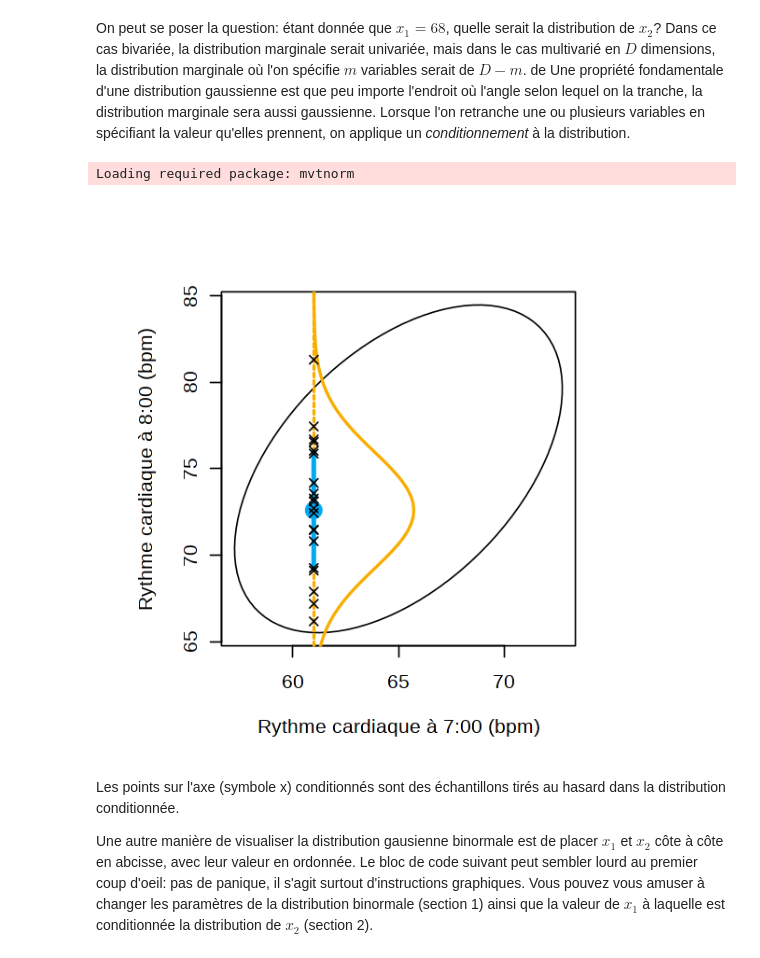
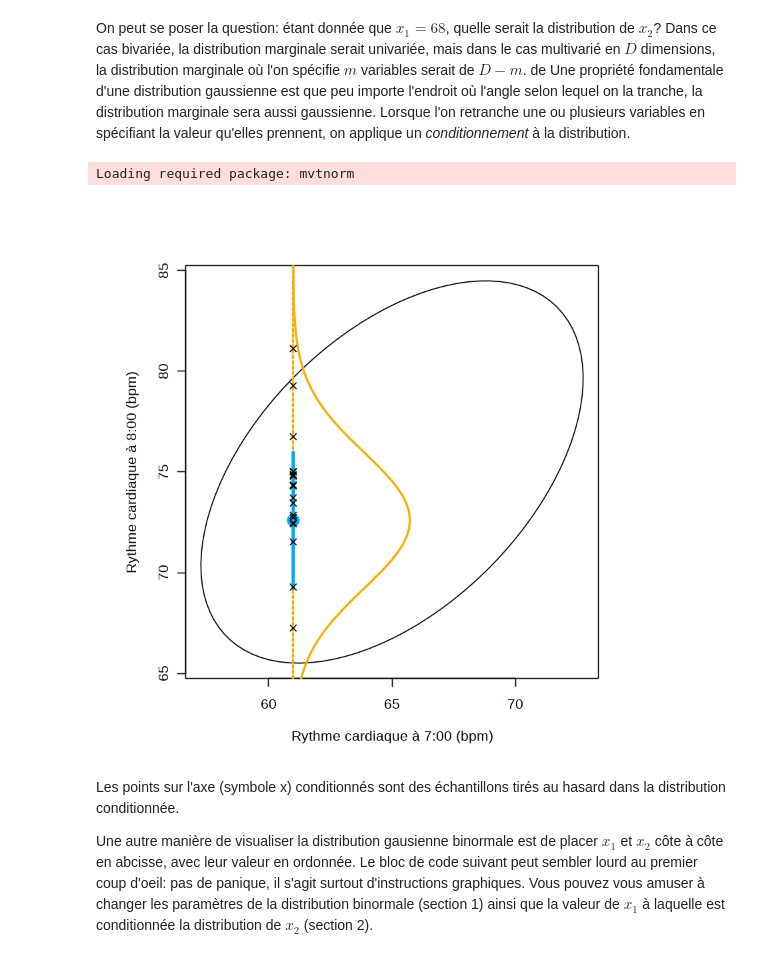
Before and after one commit to essicolo/ecologie-mathematique-R, a Jupyter notebook: 11_apprentissage-automatique/11_apprentissage_automatique.ipynb, the cells around one changed output. Cells and saved outputs as stored; diff of their text form; code cells hidden in the pictures.

```diff
--- a/11_apprentissage-automatique/11_apprentissage_automatique.ipynb
+++ b/11_apprentissage-automatique/11_apprentissage_automatique.ipynb
@@ -286,37 +312,36 @@ The following object is masked from ‘package:graphics’:
 # %% [markdown]
 On peut se poser la question: étant donnée que $x_1 = 68$, quelle serait la distribution de $x_2$? Dans ce cas bivariée, la distribution marginale serait univariée, mais dans le cas multivarié en $D$ dimensions, la distribution marginale où l'on spécifie $m$ variables serait de $D-m$. de  Une propriété fondamentale d'une distribution gaussienne est que peu importe l'endroit où l'angle selon lequel on la tranche, la distribution marginale sera aussi gaussienne. Lorsque l'on retranche une ou plusieurs variables en spécifiant la valeur qu'elles prennent, on applique un *conditionnement* à la distribution.
 # %%
-options(repr.plot.width = 5, repr.plot.height = 5)
 library("condMVNorm")
 
 condition_x1 <- 61 # changer ce chiffre pour visualiser l'effet
 
 cond_parameters <- condMVN(mean=means_vec, sigma=covariance_mat,
                            dependent=2, given=1, X.given=condition_x1)
 cond_mean <- cond_parameters$condMean
 cond_sd <- sqrt(cond_parameters$condVar)
 x2_sequence <- seq(50, 90, length=100)
 x2_dens <- dnorm(x2_sequence, mean=cond_mean, sd=cond_sd)
 
 par(pty='s')
 plot(ellipse(x=covariance_mat, centre=means_vec, levels=0.95), type='l',
      xlab="Rythme cardiaque à 7:00 (bpm)",
      ylab="Rythme cardiaque à 8:00 (bpm)")
 abline(v=condition_x1, col='#f8ad00', lwd=2, lty=2)
 lines(x=condition_x1 + x2_dens*40, y=x2_sequence, col="#f8ad00", lwd=2)
 lines(x = c(condition_x1, condition_x1),
       y = c(cond_mean-cond_sd, cond_mean+cond_sd),
      lwd=3, col='#00aaf2')
 points(condition_x1, cond_mean,
        col='#00aaf2', pch=16, cex=2)
 
 n_sample <- 20
 points(x = rep(condition_x1, n_sample),
       y = rnorm(n_sample, cond_mean, cond_sd),
       pch=4)
 # %% [output]
 Loading required package: mvtnorm
-[figure, old version]
+[figure, new version]
 # %% [markdown]
 Les points sur l'axe (symbole x) conditionnés sont des échantillons tirés au hasard dans la distribution conditionnée.
 
```
Also changed, not shown: parts of 27 cells of this notebook.
